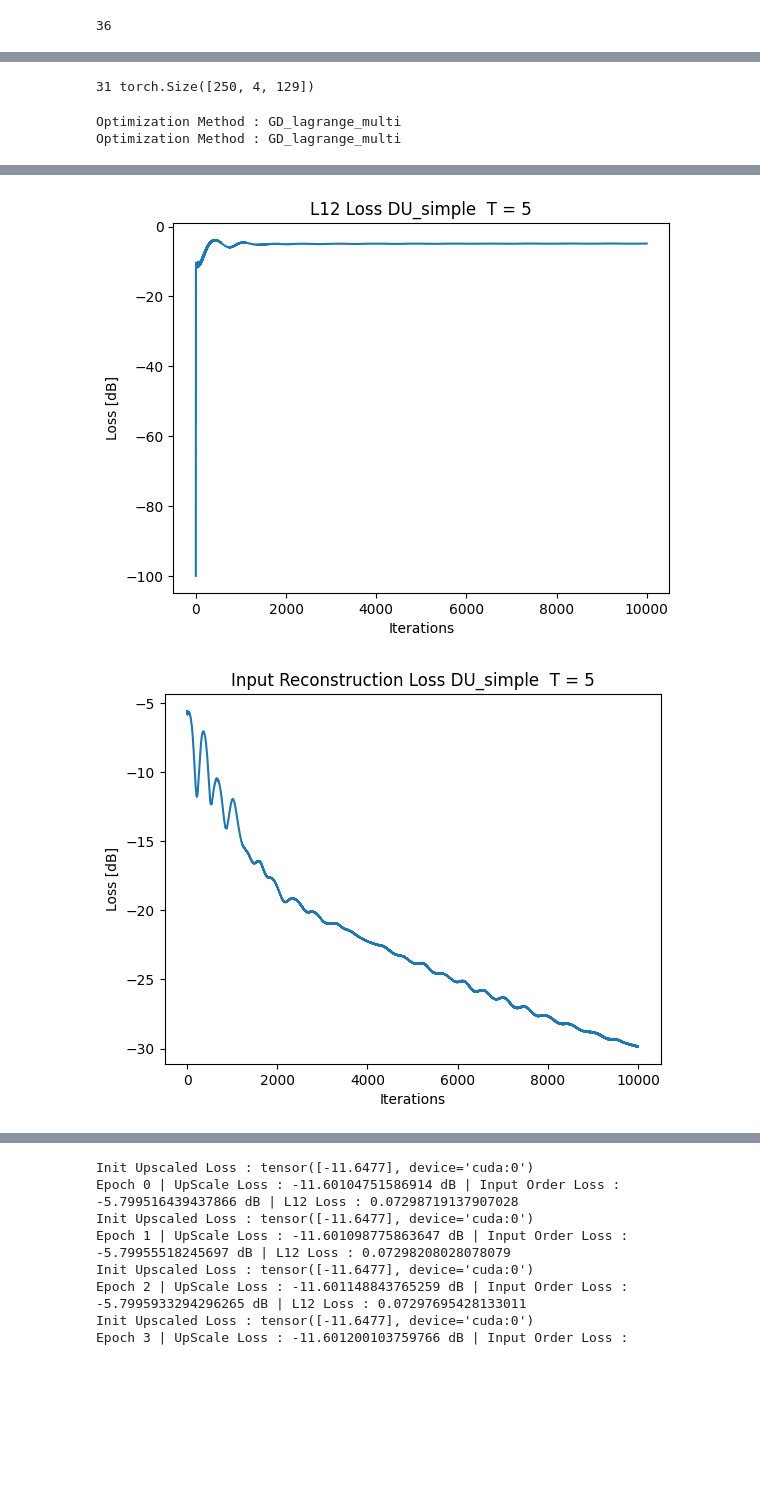
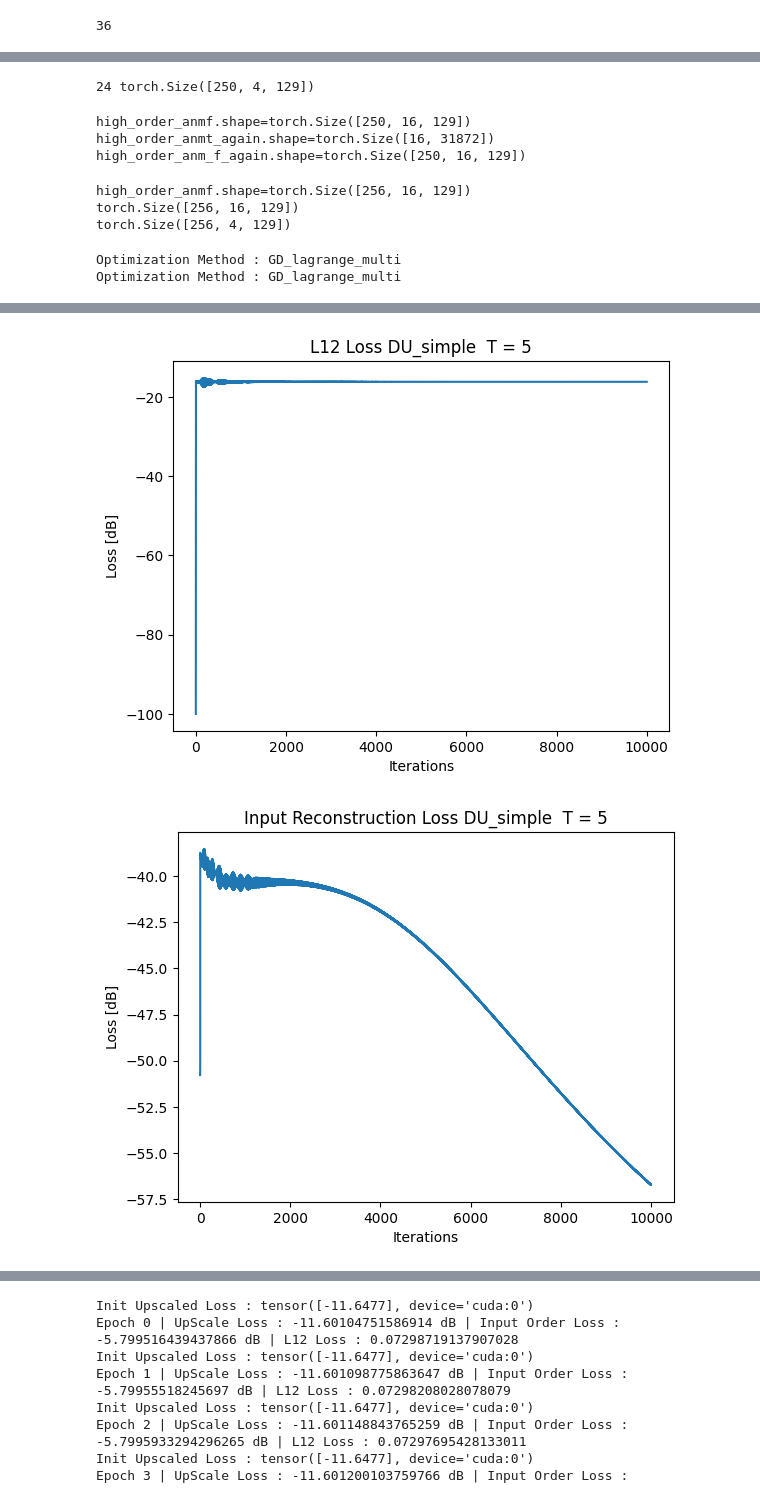
Before and after one commit to Amitmils/AmbisonicUpscaling, a Jupyter notebook: Run_Pipeline.ipynb, the cells around one changed output, grey strips where cells are left out. Saved outputs shown, nothing was run; the diff lists cells and outputs as text; code cells hidden in the pictures; blank space fills up the shorter version.

Commit message:
Update and fix some bugs for full analysis for DiffAU

```diff
--- a/Run_Pipeline.ipynb
+++ b/Run_Pipeline.ipynb
@@ -118,12 +193,40 @@ NameError: name 'grid' is not defined
 dataset_path = r"data\ModelDataSets\WSJ_4_3_25"
 pipeline.set_dataset(dataset_path=dataset_path)
 
-audio_id,low_order_anmt,high_order_anmt = pipeline.train_set[0]
-print(audio_id,low_order_anmt.shape)
+audio_id,low_order_anmf,high_order_anmf = pipeline.train_set[2]
+print(audio_id,low_order_anmf.shape)
 pipeline.input_order = 1
 pipeline.output_order = 3
 # %% [output]
-31 torch.Size([250, 4, 129])
+24 torch.Size([250, 4, 129])
+# %%
+print(f"{high_order_anmf.shape=}") #[Time Frames, Channels, Freq
+high_order_anmt_again = _istft(high_order_anmf)
+print(f"{high_order_anmt_again.shape=}")
+high_order_anm_f_again = _stft(high_order_anmt_again).permute(2,0,1)
+print(f"{high_order_anm_f_again.shape=}")
+
+sd.play(_istft(high_order_anm_f_again)[0], samplerate=16000)
+# %% [output]
+high_order_anmf.shape=torch.Size([250, 16, 129])
+high_order_anmt_again.shape=torch.Size([16, 31872])
+high_order_anm_f_again.shape=torch.Size([250, 16, 129])
+# %%
+high_order_anmt,fs = torchaudio.load(r"C:\Users\amitmils\Documents\Repo\DiffAU\data\DataSets\WSJ0_FreeField_1-4speakers_order3_500_test\test\test_34.wav")
+pipeline.input_order = 1
+pipeline.output_order = 3
+high_order_anmf = _stft(high_order_anmt).permute(2,0,1)
+print(f"{high_order_anmf.shape=}")
+
+print(high_order_anmf.shape)
+low_order_anmf = high_order_anmf[:,:4]
+print(low_order_anmf.shape)
+high_order_anmt_again = _istft(high_order_anmf)
+sd.play(high_order_anmt_again[0], samplerate=fs)
+# %% [output]
+high_order_anmf.shape=torch.Size([256, 16, 129])
+torch.Size([256, 16, 129])
+torch.Size([256, 4, 129])
 # %%
 pipeline.init_params(
     batch_size=1,
@@ -145,8 +250,8 @@ with torch.no_grad():
     pipeline.run_optimizer(
         from_iter=0,
         to_iter=10000,
-        low_order_stft =low_order_anmt.unsqueeze(0),
-        high_order_stft = None,
+        low_order_stft =low_order_anmf.unsqueeze(0),
+        high_order_stft = high_order_anmf.unsqueeze(0),
         progress_per_iter=True,
         classic_model=True
     )
@@ -156,2 +261,2 @@ Init Upscaled Loss : None
-[figure, old version]
+[figure, new version]
-[figure, old version]
+[figure, new version]
```
Also changed, not shown: parts of 23 cells of this notebook, 9 other files.
